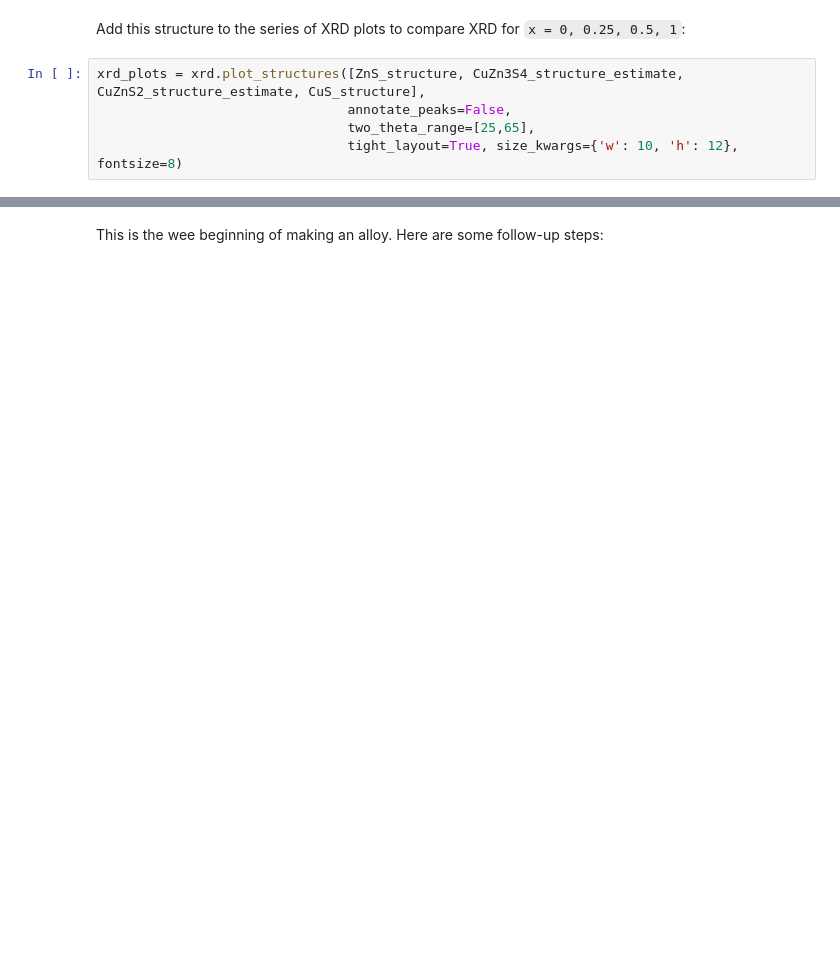
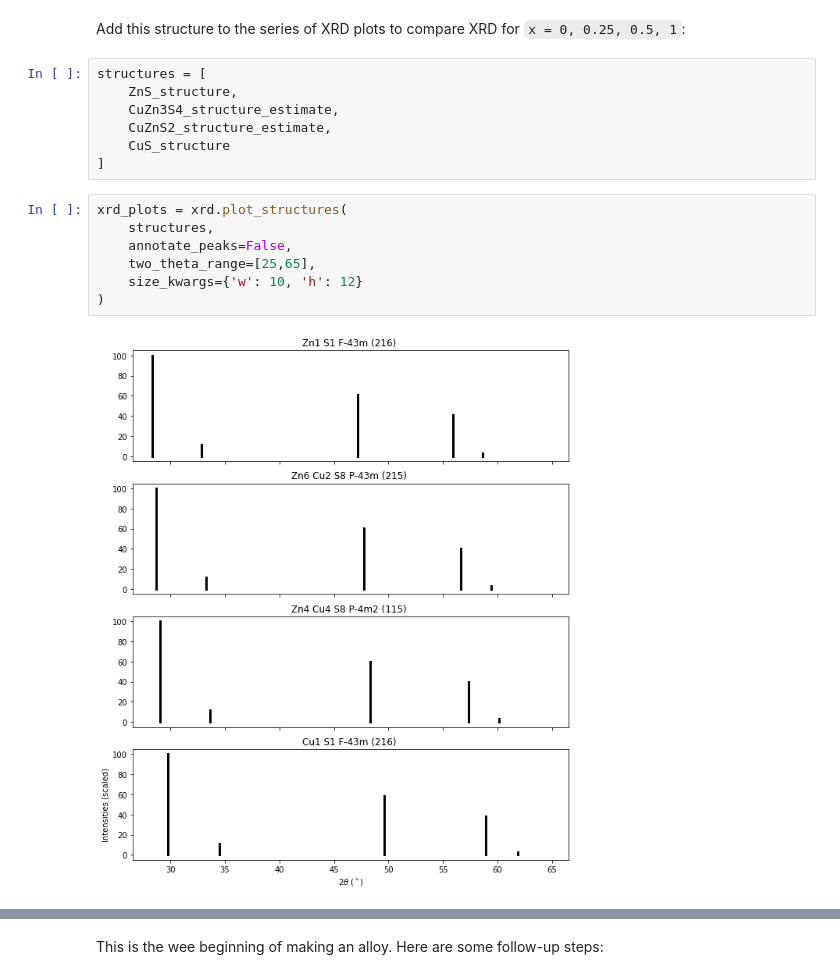
Before and after one commit to materialsproject/workshop, a Jupyter notebook: workshop/lessons/06_new_systems/06 - New Systems - filled.ipynb, the cells around one changed output, grey strips where cells are left out. Cells and saved outputs as stored; diff of their text form; blank space fills up the shorter version.

```diff
--- a/workshop/lessons/06_new_systems/06 - New Systems - filled.ipynb
+++ b/workshop/lessons/06_new_systems/06 - New Systems - filled.ipynb
@@ -482,8 +664,19 @@ print(CuZnS2_structure_estimate)
 # %% [markdown]
 Add this structure to the series of XRD plots to compare XRD for `x = 0, 0.25, 0.5, 1`:
+# %%
+structures = [
+    ZnS_structure,
+    CuZn3S4_structure_estimate,
+    CuZnS2_structure_estimate,
+    CuS_structure
+]
 # %%
-xrd_plots = xrd.plot_structures([ZnS_structure, CuZn3S4_structure_estimate, CuZnS2_structure_estimate, CuS_structure],
-                                annotate_peaks=False,
-                                two_theta_range=[25,65],
-                                tight_layout=True, size_kwargs={'w': 10, 'h': 12}, fontsize=8)
+xrd_plots = xrd.plot_structures(
+    structures,
+    annotate_peaks=False,
+    two_theta_range=[25,65],
+    size_kwargs={'w': 10, 'h': 12}
+)
+# %% [output]
+[figure, added]
 # %% [markdown]
```
Also changed, not shown: parts of 170 cells of this notebook.
